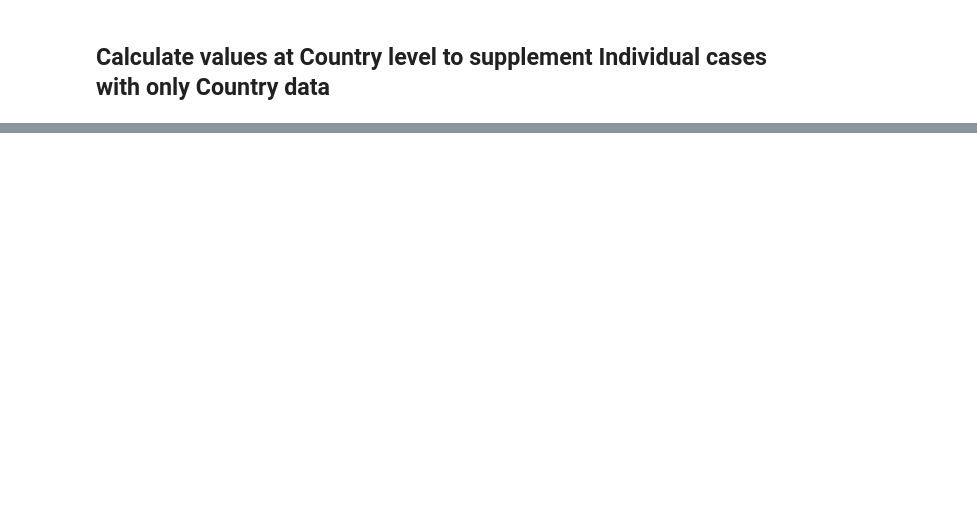
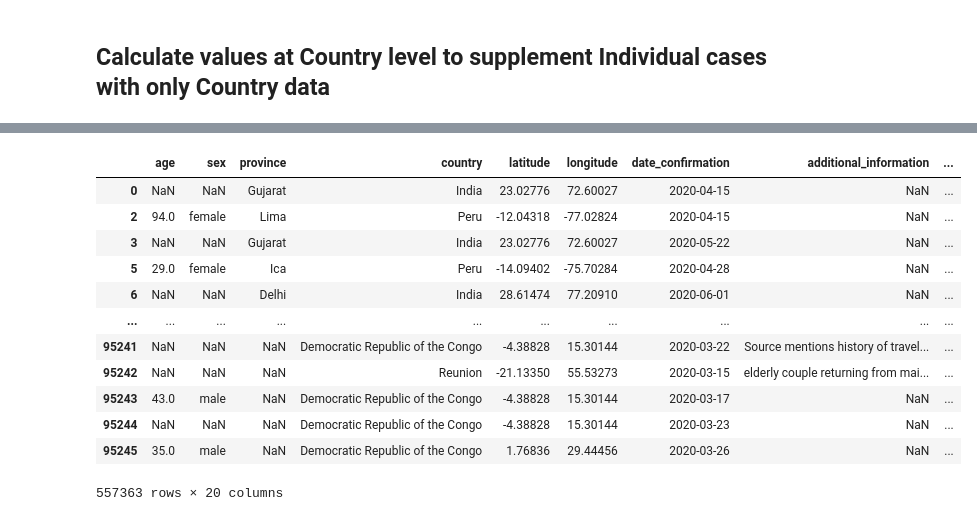
Before and after one commit to alhparsa/CMPT459-Project, a Jupyter notebook: Milestone_1.ipynb, the cells around one changed output, grey strips where cells are left out. Drawn from its saved outputs; the diff is of its cells as text; code cells hidden in the pictures; blank space fills up the shorter version.

```diff
--- a/Milestone_1.ipynb
+++ b/Milestone_1.ipynb
@@ -372,0 +365,38 @@ initial_Merge.head(5)
+# %%
+# Merge the Country level data with cases without province/state but country
+individual_noState = d.individual[d.individual['province'].isnull()]
+individual_noState = individual_noState[individual_noState.country != 'United States']
+individual_noState = pd.merge(individual_noState, weighted, left_on=['country'], right_on=['country'], how = 'left')
+individual_noState
+
+
+# Append to the data frame of the initial Merge (US cases + Individuals with State/Provicne and Country data)
+initial_Merge = initial_Merge.append(individual_noState)
+NoLocStateData = initial_Merge[initial_Merge['Lat'].isnull()]
+initial_Merge = initial_Merge[initial_Merge['Lat'].notna()]
+
+# Merge Country Level Data to cases with State values that do not appear in Location
+NoLocStateData = NoLocStateData.drop(columns=['Last_Update', 'Lat', 'Long_', 'Confirmed','Deaths', 'Recovered', 'Active', 'Combined_Key', 'Incidence_Rate', 'Case-Fatality_Ratio'])
+NoLocStateData = pd.merge(NoLocStateData, weighted, left_on=['country'], right_on=['country'], how = 'left')
+
+# Final Merge
+initial_Merge = initial_Merge.append(NoLocStateData)
+
+# Export to CSV for future use
+initial_Merge.to_csv('./data/joined.csv', encoding='utf-8', index=False)
+
+initial_Merge
+# %% [output]
+|  | age | sex | province | country | latitude | longitude | date_confirmation | additional_information | ... |
+| 0 | NaN | NaN | Gujarat | India | 23.02776 | 72.60027 | 2020-04-15 | NaN | ... |
+| 2 | 94.0 | female | Lima | Peru | -12.04318 | -77.02824 | 2020-04-15 | NaN | ... |
+| 3 | NaN | NaN | Gujarat | India | 23.02776 | 72.60027 | 2020-05-22 | NaN | ... |
+| 5 | 29.0 | female | Ica | Peru | -14.09402 | -75.70284 | 2020-04-28 | NaN | ... |
+| 6 | NaN | NaN | Delhi | India | 28.61474 | 77.20910 | 2020-06-01 | NaN | ... |
+| ... | ... | ... | ... | ... | ... | ... | ... | ... | ... |
+| 95241 | NaN | NaN | NaN | Democratic Republic of the Congo | -4.38828 | 15.30144 | 2020-03-22 | Source mentions history of travel... | ... |
+| 95242 | NaN | NaN | NaN | Reunion | -21.13350 | 55.53273 | 2020-03-15 | elderly couple returning from mai... | ... |
+| 95243 | 43.0 | male | NaN | Democratic Republic of the Congo | -4.38828 | 15.30144 | 2020-03-17 | NaN | ... |
+| 95244 | NaN | NaN | NaN | Democratic Republic of the Congo | -4.38828 | 15.30144 | 2020-03-23 | NaN | ... |
+| 95245 | 35.0 | male | NaN | Democratic Republic of the Congo | 1.76836 | 29.44456 | 2020-03-26 | NaN | ... |
+557363 rows × 20 columns
```
Also changed, not shown: parts of 4 cells of this notebook, 1 other file.
